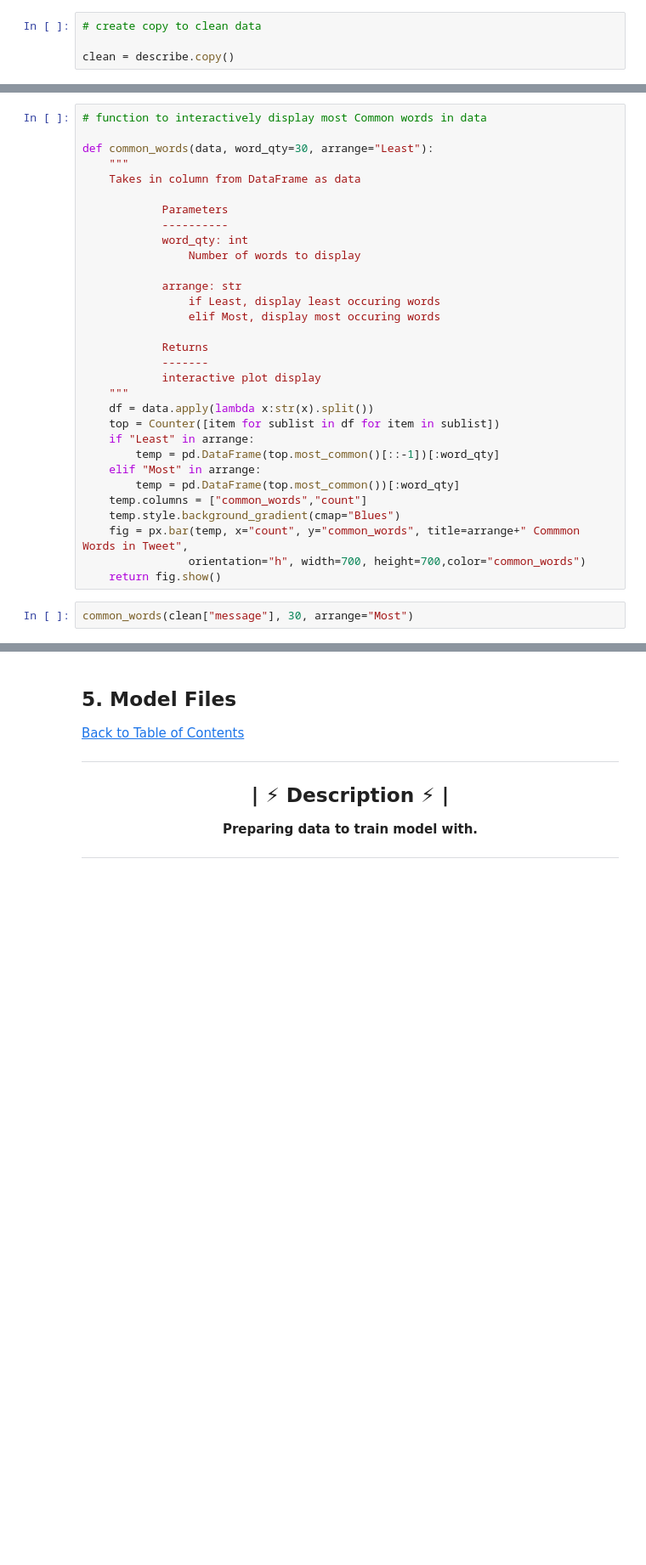
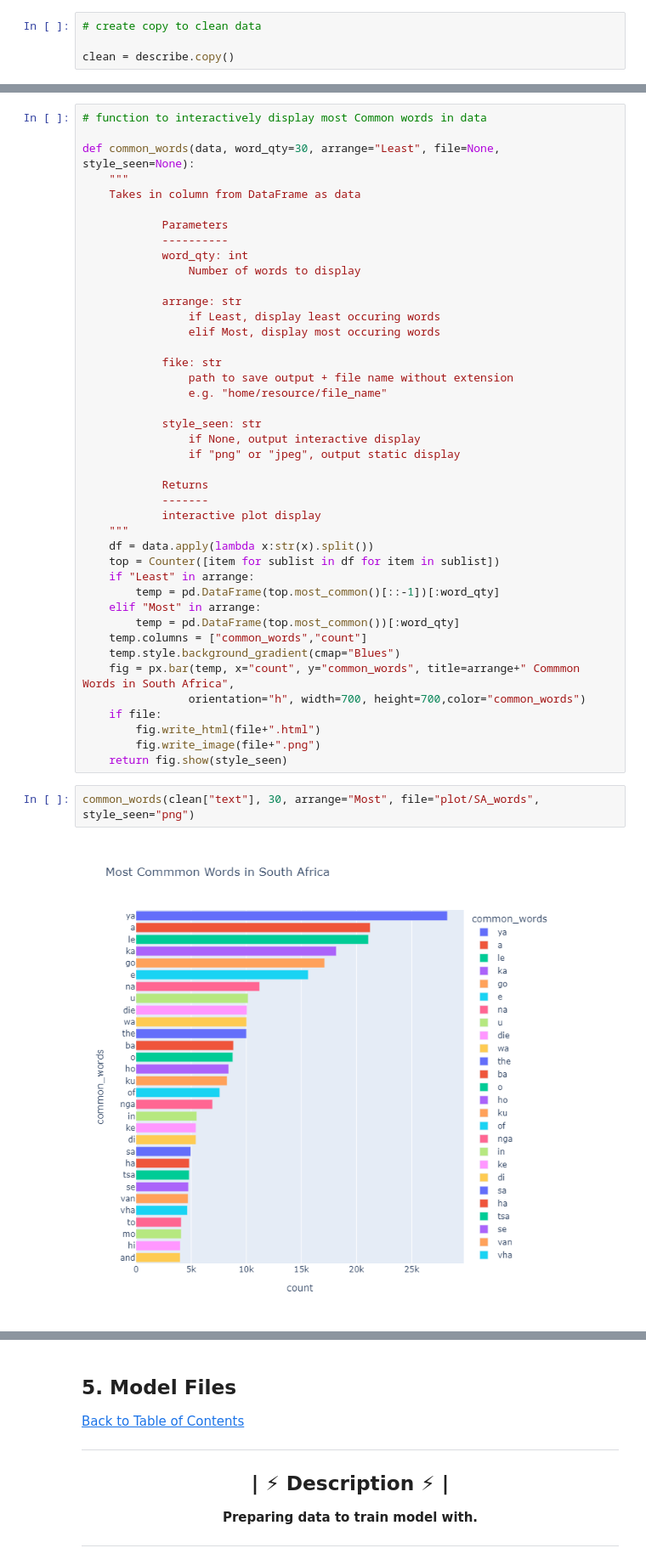
Before and after one commit to toarstn92/South-African-Language-Identification-2022, a Jupyter notebook: Model.ipynb, the cells around one changed output, grey strips where cells are left out. Shown: that part at 85% size. Drawn from its saved outputs; the diff is of its cells as text; blank space fills up the shorter version.

```diff
--- a/Model.ipynb
+++ b/Model.ipynb
@@ -364,7 +344,7 @@ clean.head()
 # %%
 # function to interactively display most Common words in data
 
-def common_words(data, word_qty=30, arrange="Least"):
+def common_words(data, word_qty=30, arrange="Least", file=None, style_seen=None):
     """
     Takes in column from DataFrame as data
 
@@ -376,6 +356,14 @@ def common_words(data, word_qty=30, arrange="Least"):
             arrange: str
                 if Least, display least occuring words
                 elif Most, display most occuring words
+
+            fike: str
+                path to save output + file name without extension
+                e.g. "home/resource/file_name"
+
+            style_seen: str
+                if None, output interactive display
+                if "png" or "jpeg", output static display
 
             Returns
             -------
@@ -389,8 +377,13 @@ def common_words(data, word_qty=30, arrange="Least"):
         temp = pd.DataFrame(top.most_common())[:word_qty]
     temp.columns = ["common_words","count"]
     temp.style.background_gradient(cmap="Blues")
-    fig = px.bar(temp, x="count", y="common_words", title=arrange+" Commmon Words in Tweet",
+    fig = px.bar(temp, x="count", y="common_words", title=arrange+" Commmon Words in South Africa",
                 orientation="h", width=700, height=700,color="common_words")
-    return fig.show()
+    if file:
+        fig.write_html(file+".html")
+        fig.write_image(file+".png")
+    return fig.show(style_seen)
 # %%
-common_words(clean["message"], 30, arrange="Most")
+common_words(clean["text"], 30, arrange="Most", file="plot/SA_words", style_seen="png")
+# %% [output]
+[figure, added]
```
Also changed, not shown: parts of 119 cells of this notebook, 2 other files.
